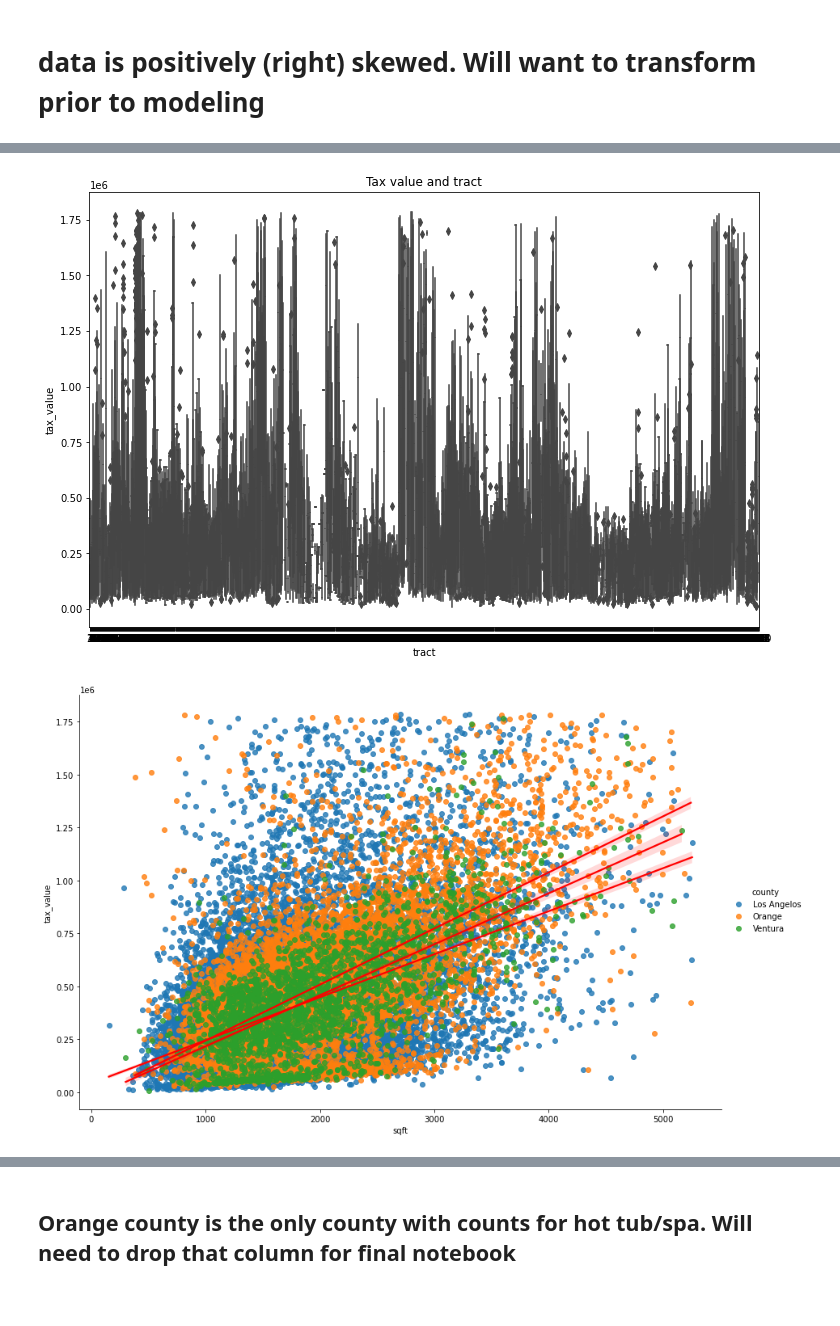
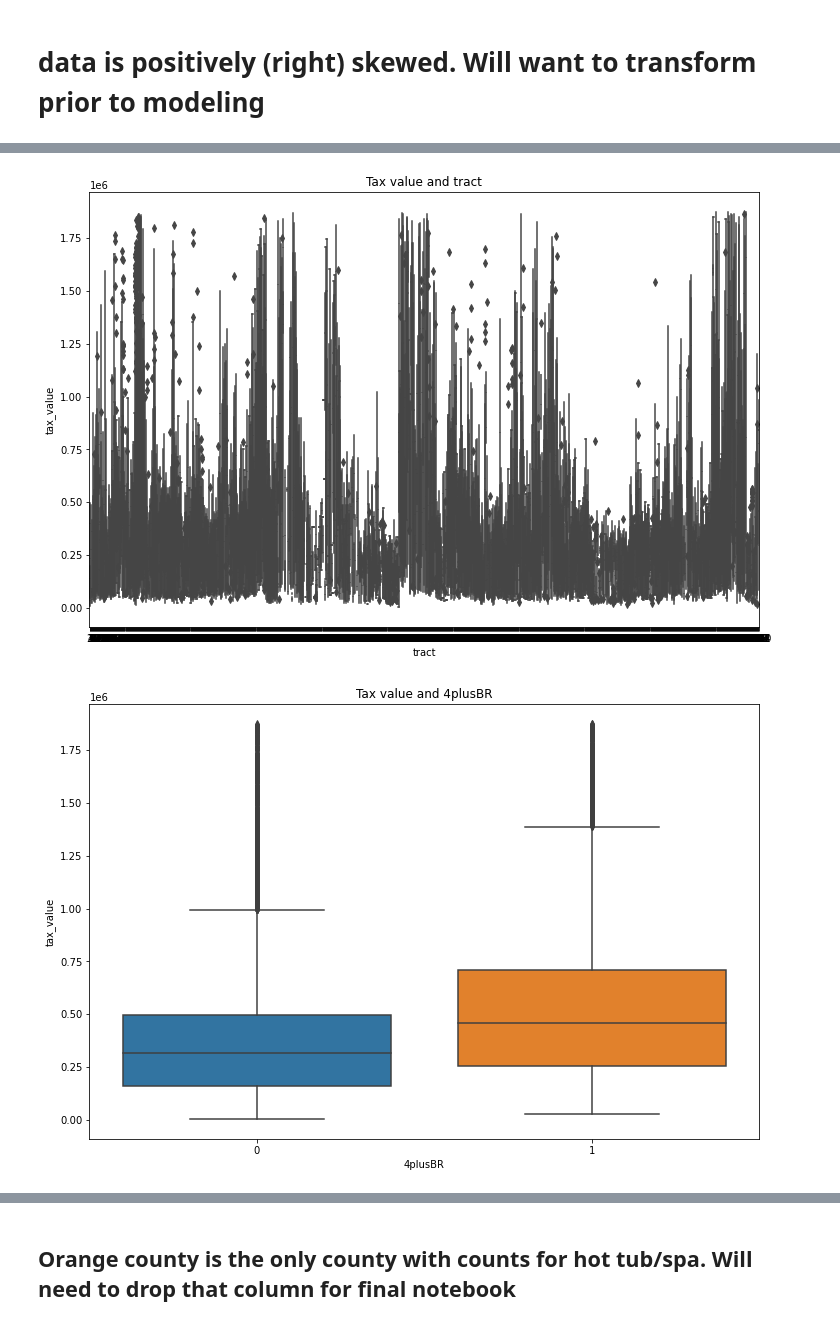
Before and after one commit to DanChurchill/regression_project_zillow, a Jupyter notebook: explore_draft.ipynb, the cells around one changed output, grey strips where cells are left out. Cells and saved outputs as stored; diff of their text form; code cells hidden in the pictures.

```diff
--- a/explore_draft.ipynb
+++ b/explore_draft.ipynb
@@ -20,3 +18,5 @@ train, validate, test = wrangle.my_split(df)
+# %%
+train, validate, test = wrangle.wrangle_zillow()
 # %%
 train.shape, validate.shape, test.shape
 # %% [output]
@@ -24,3 +62,8 @@ train.shape, validate.shape, test.shape
+# %%
+train['4plusBR'] = np.where(train['bedrooms'] > 3, 1, 0)
+train['4plusBath'] = np.where(train['bathrooms'] > 3,1,0)
+train['3to5garage'] = np.where((train['garagecarcnt'] > 2) & (train['garagecarcnt'] < 6), 1,0)
+train['fpover2'] = np.where(train['fireplacecnt'] > 2,1,0)
 # %%
 train.head()
 # %% [output]
@@ -59,9 +102,9 @@ plt.show()
 # %% [markdown]
 # data is positively (right) skewed.  Will want to transform prior to modeling
 # %%
-cat_vars = ['bathroomcnt', 'bedroomcnt', 'county', 'fireplacecnt', 'garagecarcnt',
-            'poolcnt', 'yearbuilt', 'tract']
-num_vars = ['sqft', 'lotsizesquarefeet']
+cat_vars = ['bathrooms', 'bedrooms', 'county', 'fireplacecnt', 'garagecarcnt',
+            'poolcnt', 'yearbuilt', 'tract', '4plusBR', '4plusBath', '3to5garage', 'fpover2']
+num_vars = ['sqft', 'lotsize']
 
 for cat in cat_vars:
     plt.figure(figsize=(12,8))
@@ -70,6 +113,6 @@ for cat in cat_vars:
     plt.show()
 
 for num in num_vars:
-    sns.lmplot(data=train, y='tax_value', x=num, height=8, aspect=12/8, hue='county',line_kws={'color':'red'})
+    sns.lmplot(data=train, y='tax_value', x=num, height=8, aspect=12/8, hue='3to5garage',line_kws={'color':'red'})
     plt.show()
 # %% [output]
@@ -83,2 +126,2 @@ for num in num_vars:
-[figure, old version]
+[figure, new version]
-[figure, old version]
+[figure, new version]
```
Also changed, not shown: parts of 30 cells of this notebook, 2 other files.
